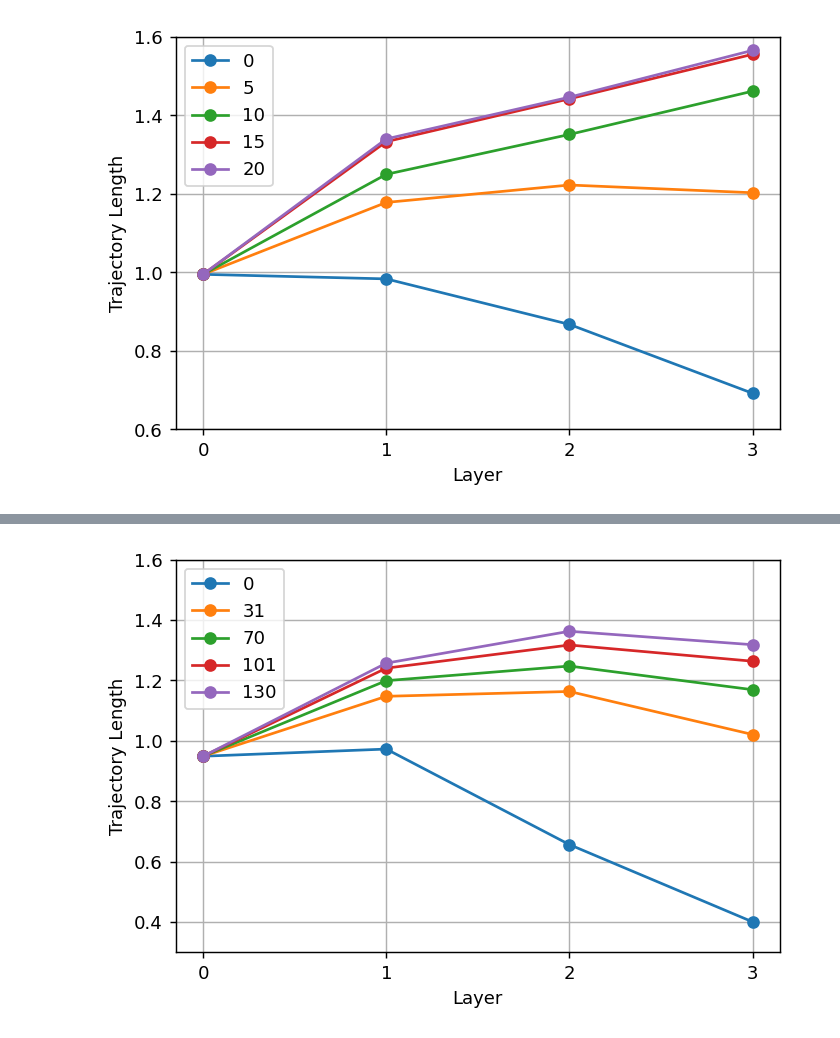
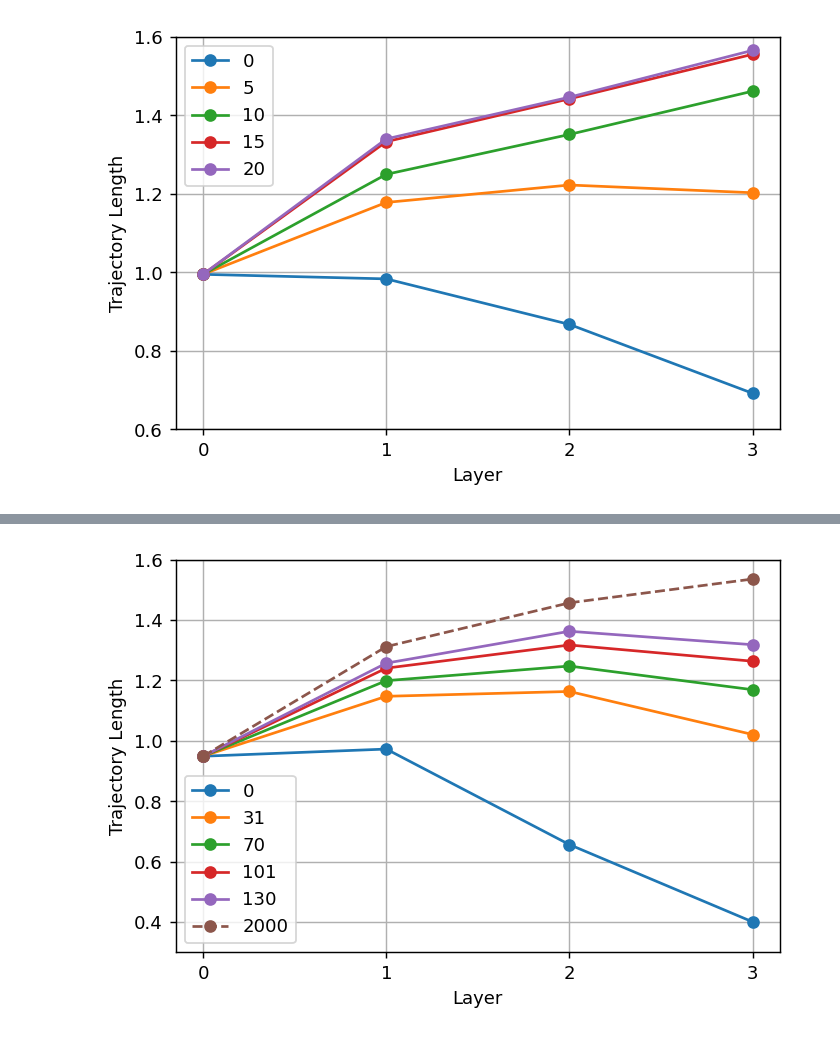
Before and after one commit to KristianWold/Master-Thesis, a Jupyter notebook: notebooks/analysis/Expressivity and Stability.ipynb, the cells around one changed output, grey strips where cells are left out. Drawn from its saved outputs; the diff is of its cells as text; code cells hidden in the pictures.

```diff
--- a/notebooks/analysis/Expressivity and Stability.ipynb
+++ b/notebooks/analysis/Expressivity and Stability.ipynb
@@ -190,26 +192,28 @@ plt.show()
 # %%
 tl_list1 = loader(data_path("tl_expressivity_nodes_11_epochs_0_dnn"))
 tl_list2 = loader(data_path("tl_expressivity_nodes_11_epochs_31_dnn"))
 tl_list3 = loader(data_path("tl_expressivity_nodes_11_epochs_70_dnn"))
 tl_list4 = loader(data_path("tl_expressivity_nodes_11_epochs_101_dnn"))
 tl_list5 = loader(data_path("tl_expressivity_nodes_11_epochs_130_dnn"))
+tl_list6 = loader(data_path("tl_expressivity_nodes_11_epochs_2000_dnn"))
 
 
 fig, ax =plt.subplots(figsize=(6,4), dpi = 130, facecolor='w', edgecolor='k')
 x_ticks = [0, 1, 2, 3]
 ax.set_xticks([0, 1, 2, 3])
 
 plt.plot(x_ticks, extract_tl(tl_list1)[:-1], "-o")
 plt.plot(x_ticks, extract_tl(tl_list2)[:-1], "-o")
 plt.plot(x_ticks, extract_tl(tl_list3)[:-1], "-o")
 plt.plot(x_ticks, extract_tl(tl_list4)[:-1], "-o")
 plt.plot(x_ticks, extract_tl(tl_list5)[:-1], "-o")
+plt.plot(x_ticks, extract_tl(tl_list6)[:-1], "--o")
 plt.ylim([0.3, 1.6])
 plt.xlabel("Layer")
 plt.ylabel("Trajectory Length")
-plt.legend(["0", "31", "70", "101", "130"])
+plt.legend(["0", "31", "70", "101", "130", "2000"])
 plt.grid()
 fig.savefig(image_path("TL_trained_DNN_nodes_11.pdf"), bbox_inches='tight')
 plt.show()
 # %% [output]
-[figure, old version]
+[figure, new version]
```
Also changed, not shown: parts of 1 cell of this notebook, 11 other files.
